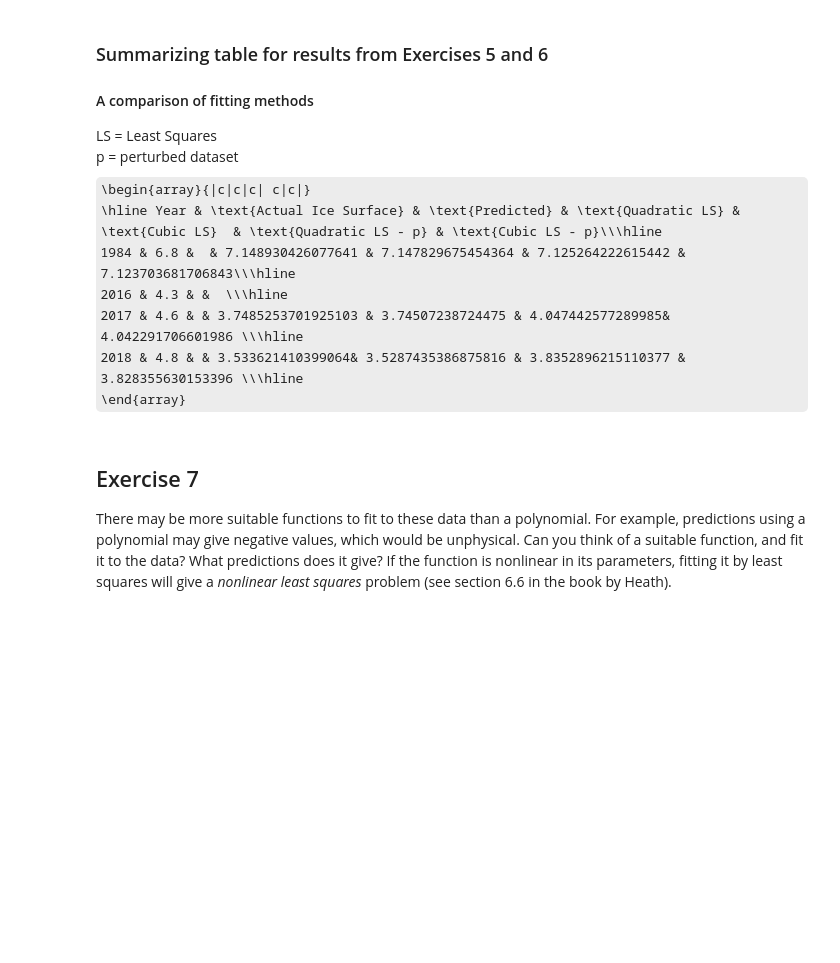
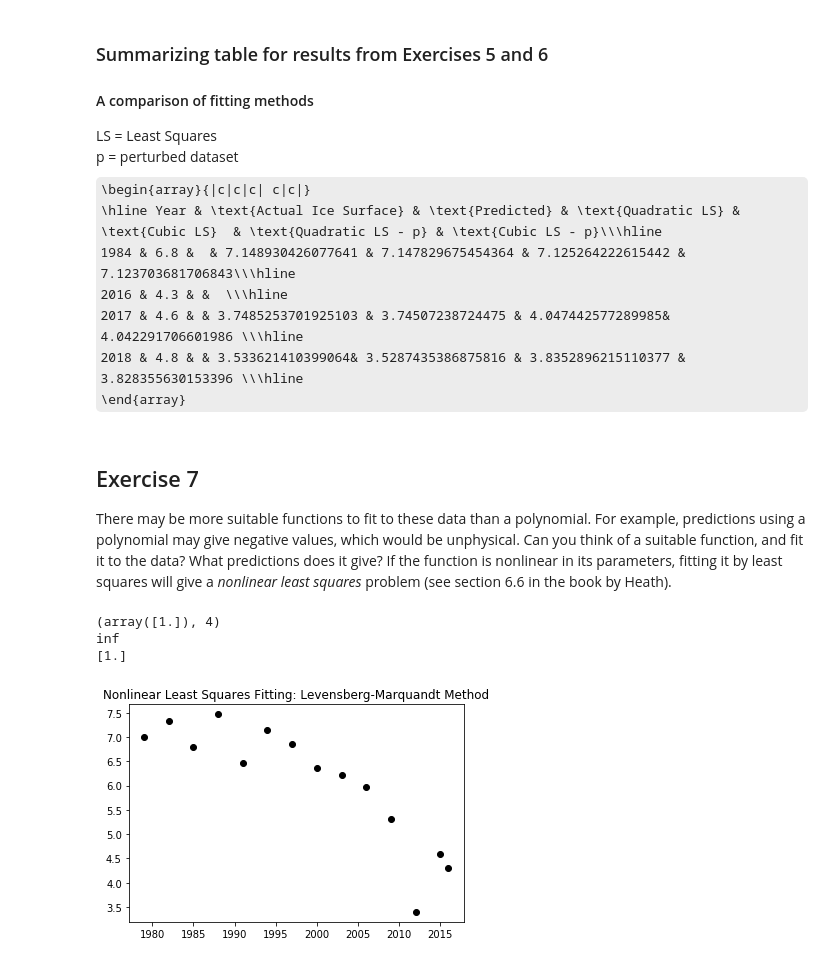
Before and after one commit to 11027649/final_project, a Jupyter notebook: finalproject_ice.ipynb, the cells around one changed output. Saved outputs shown, nothing was run; the diff lists cells and outputs as text; code cells hidden in the pictures; some formulas as TeX source; blank space fills up the shorter version.

```diff
--- a/finalproject_ice.ipynb
+++ b/finalproject_ice.ipynb
@@ -341,29 +341,34 @@ from math import *
 # %%
 # Due to the shape of the data, a negative exponential function should be worth a try: p * -e^(x + p)
 
 # function to calculate residuals
 def residuals(p, y, x):
     r = y - pval(x, p)
     return r
 # fitting function
 def pval(x, p):
     return np.exp(x + p)
 
 # initial guess for the parameter
 p_0 = 1.0
 
 # leastsq uses the levensberg-marquandt algorithm
 pname = [['p']]
 p0 = array([p_0])
-plsq = leastsq(residuals, p0, args=(ice_areas,ice_times), maxfev=2000)
+plsq = leastsq(residuals, p0, args=(ice_areas,years), maxfev=2000)
 print(plsq)
 
 # plot
-plt.plot(ice_times, ice_areas, 'ko', pval(ice_times, plsq[0]), 'k')
+plt.plot(years, ice_areas, 'ko', pval(years, plsq[0]), 'k')
 plt.title('Nonlinear Least Squares Fitting: Levensberg-Marquandt Method')
 
-resid=sum(np.sqrt((ice_areas-pval(ice_times, plsq[0]))**2))
+resid=sum(np.sqrt((ice_areas-pval(years, plsq[0]))**2))
 print(resid)
 print(plsq[0])
+# %% [output]
+(array([1.]), 4)
+inf
+[1.]
+[figure, added]
 # %%
 # Note: I haven't been able to debug this yet, but figured it might be useful for you guys to see it too
```
Also changed, not shown: parts of 3 cells of this notebook.
